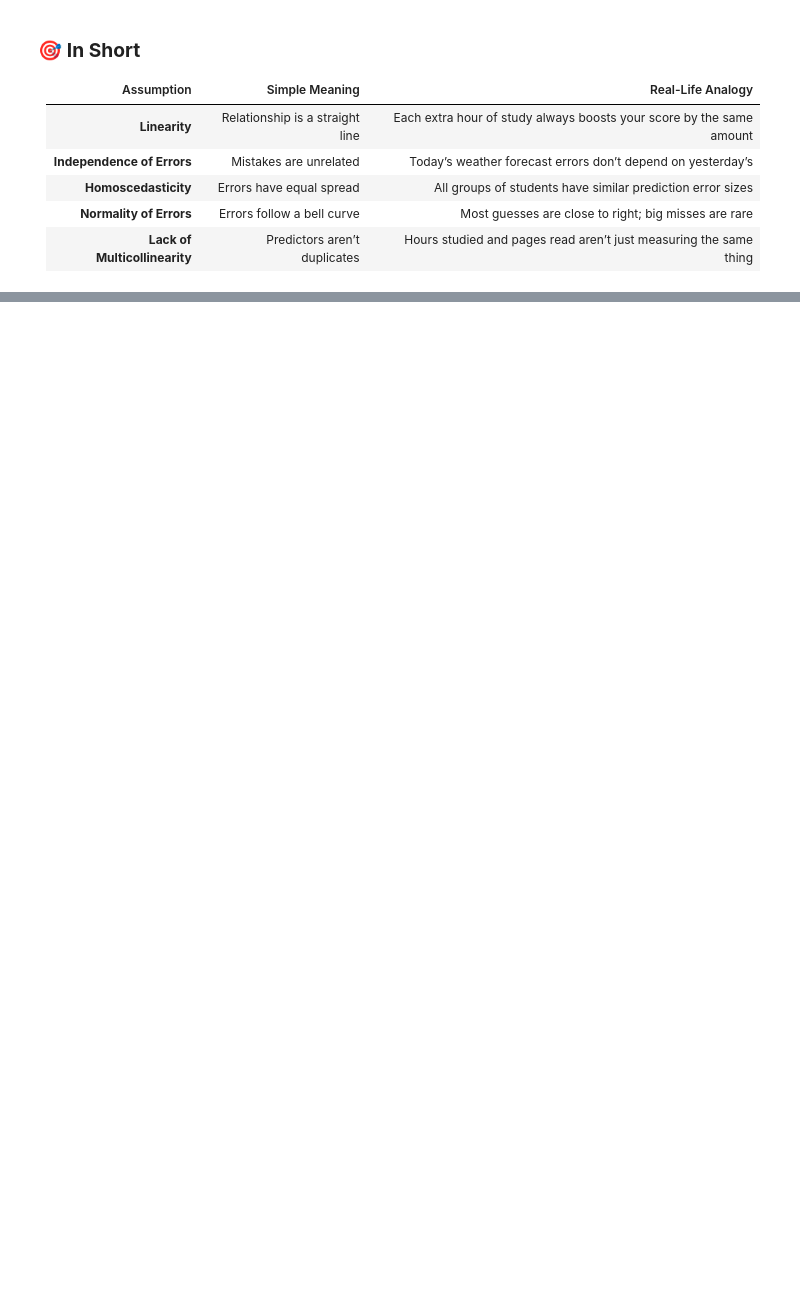
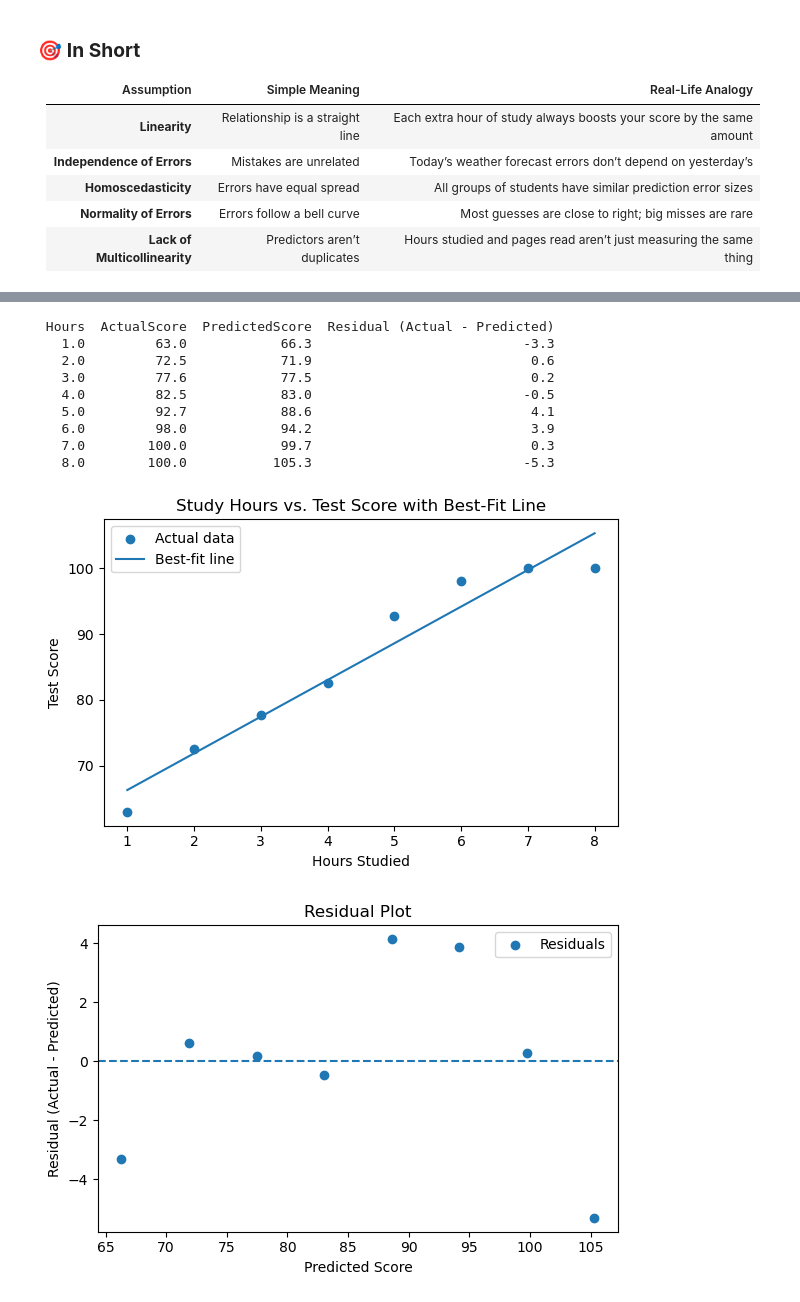
Before and after one commit to adac3210/data-science-bootcamp, a Jupyter notebook: Lecture07/Exercises/Linear Regression.ipynb, the cells around one changed output, grey strips where cells are left out. Drawn from its saved outputs; the diff is of its cells as text; code cells hidden in the pictures; blank space fills up the shorter version.

```diff
--- a/Lecture07/Exercises/Linear Regression.ipynb
+++ b/Lecture07/Exercises/Linear Regression.ipynb
@@ -532,0 +618,63 @@ If you try to predict a score using both **hours studied** and **pages read**, b
+# %%
+import numpy as np
+import matplotlib.pyplot as plt
+import pandas as pd
+
+# Hours studied (x) and (simulated) test scores (y)
+rng = np.random.default_rng(7)
+hours = np.array([1, 2, 3, 4, 5, 6, 7, 8], dtype=float)
+true_scores = 55 + 8 * hours
+noise = rng.normal(loc=0, scale=5, size=hours.size)
+scores = np.clip(true_scores + noise, 0, 100)
+
+# Fit a straight line (y = m*x + b)
+m, b = np.polyfit(hours, scores, deg=1)
+predicted = m * hours + b
+
+# Residuals
+residuals = scores - predicted
+
+# Show a quick table
+df = pd.DataFrame({
+    "Hours": hours,
+    "ActualScore": np.round(scores, 1),
+    "PredictedScore": np.round(predicted, 1),
+    "Residual (Actual - Predicted)": np.round(residuals, 1)
+})
+print(df.to_string(index=False))
+
+# Plot: data + best-fit line
+plt.figure(figsize=(6, 4))
+plt.scatter(hours, scores, label="Actual data")
+xs = np.linspace(hours.min(), hours.max(), 100)
+ys = m * xs + b
+plt.plot(xs, ys, label="Best-fit line")
+plt.xlabel("Hours Studied")
+plt.ylabel("Test Score")
+plt.title("Study Hours vs. Test Score with Best-Fit Line")
+plt.legend()
+plt.tight_layout()
+plt.show()
+
+# Residual plot
+plt.figure(figsize=(6, 4))
+plt.scatter(predicted, residuals, label="Residuals")
+plt.axhline(0, linestyle="--")
+plt.xlabel("Predicted Score")
+plt.ylabel("Residual (Actual - Predicted)")
+plt.title("Residual Plot")
+plt.legend()
+plt.tight_layout()
+plt.show()
+# %% [output]
+ Hours  ActualScore  PredictedScore  Residual (Actual - Predicted)
+   1.0         63.0            66.3                           -3.3
+   2.0         72.5            71.9                            0.6
+   3.0         77.6            77.5                            0.2
+   4.0         82.5            83.0                           -0.5
+   5.0         92.7            88.6                            4.1
+   6.0         98.0            94.2                            3.9
+   7.0        100.0            99.7                            0.3
+   8.0        100.0           105.3                           -5.3
+[figure, added]
+[figure, added]
```
Also changed, not shown: parts of 11 cells of this notebook, 2 other files.
